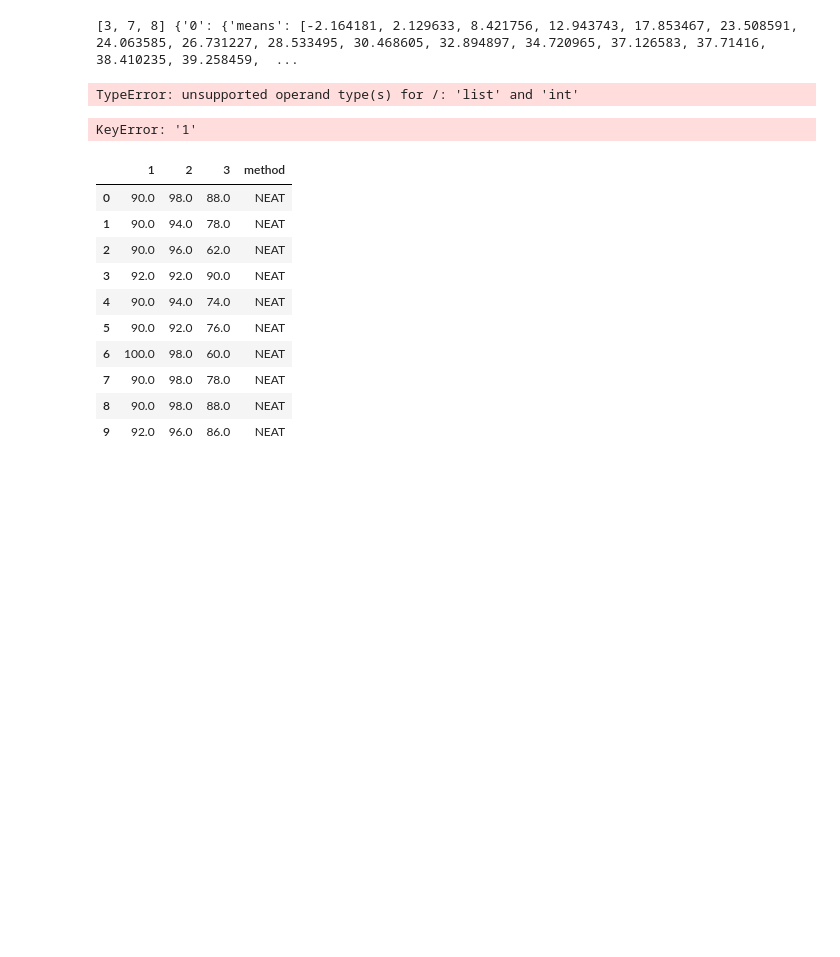
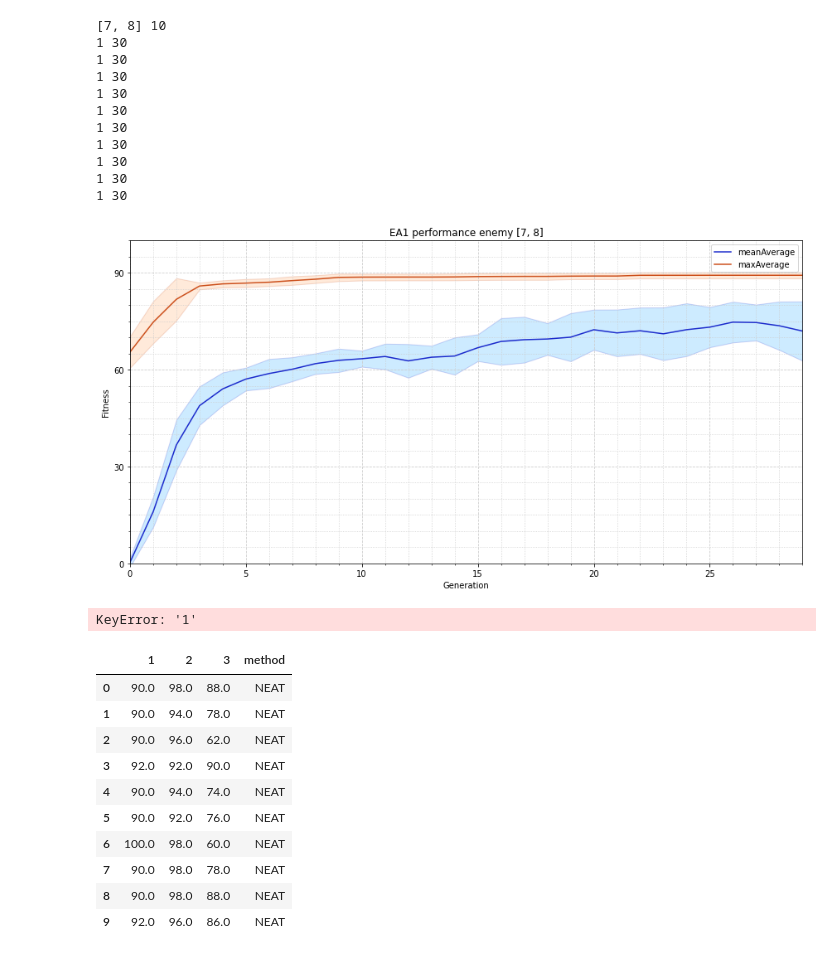
Before and after one commit to julian1590/EA-part1, a Jupyter notebook: boxplots.ipynb, the cells around one changed output. Saved outputs shown, nothing was run; the diff lists cells and outputs as text; code cells hidden in the pictures; blank space fills up the shorter version.

Commit message:
"read results file"

```diff
--- a/boxplots.ipynb
+++ b/boxplots.ipynb
@@ -11,7 +11,7 @@ import plotly.graph_objs as go
 import pandas as pd
 from matplotlib.ticker import (AutoMinorLocator, MultipleLocator)
 
-with open("final_results_[3, 7, 8].json") as f:
+with open("final_results_EA1_7_8.json") as f:
     results = json.load(f)
 # %%
 # parameters
@@ -27,12 +27,12 @@ x_new = np.linspace(0, n_experiments-1, x_as_len)
 x_old = np.linspace(0, n_experiments-1, 30)
 
 
-
 for en, runs in results.items():
     means = []
     maximums = []
-    print(en, runs)
+    print(en, len(runs))
     for run, values in runs.items():
+        print(len(run), len(values['means']))
         means.append(values['means'])
         maximums.append(values['maximums'])
 
@@ -61,37 +61,47 @@ for en, runs in results.items():
     plt.plot(x_new, maxAverage, label='maxAverage', color='#CC4F1B')
     plt.fill_between(np.linspace(0, n_experiments-1, x_as_len),
                      maxAverage-stdMax, maxAverage+stdMax,
                      alpha=.2, edgecolor='#CC4F1B', facecolor='#FF9848')
 
 
     plt.xlim(0, 29)
     plt.ylim(0, 100)
 
 
     # Change major ticks to show every 20.
     ax.xaxis.set_major_locator(MultipleLocator(5))
     ax.yaxis.set_major_locator(MultipleLocator(30))
 
     # Change minor ticks to show every 5. (20/4 = 5)
     ax.xaxis.set_minor_locator(AutoMinorLocator(5))
     ax.yaxis.set_minor_locator(AutoMinorLocator(6))
 
     plt.grid(which='major', color='#CCCCCC', linestyle='--')
     plt.grid(which='minor', color='#CCCCCC', linestyle=':')
 
 
 #     plt.xticks(x_new)
 #     plt.yticks(np.linspace(0, 100, 15))
 
-    plt.title(f'EA2 performance enemy {en}')
+    plt.title(f'EA1 performance enemy {en}')
     plt.ylabel('Fitness')
     plt.xlabel('Generation')
     plt.legend()
-    plt.savefig(f'EA2-enemy{en}', bbox_inches='tight')
+    plt.savefig(f'EA1-enemy{en}', bbox_inches='tight')
     plt.show()
 # %% [output]
-[3, 7, 8] {'0': {'means': [-2.164181, 2.129633, 8.421756, 12.943743, 17.853467, 23.508591, 24.063585, 26.731227, 28.533495, 30.468605, 32.894897, 34.720965, 37.126583, 37.71416, 38.410235, 39.258459,  ...
+[7, 8] 10
+1 30
+1 30
+1 30
+1 30
+1 30
+1 30
+1 30
+1 30
+1 30
+1 30
-TypeError: unsupported operand type(s) for /: 'list' and 'int'
+[figure, added]
 # %%
 df = pd.DataFrame(results)
 for i in range(1,4):
```
Also changed, not shown: 12 other files.
